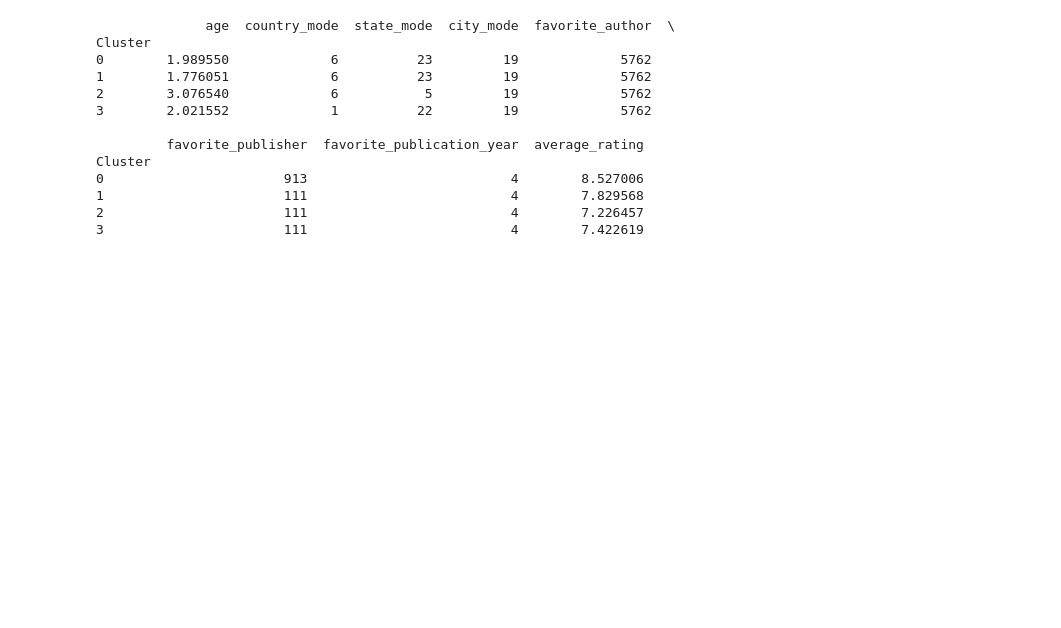
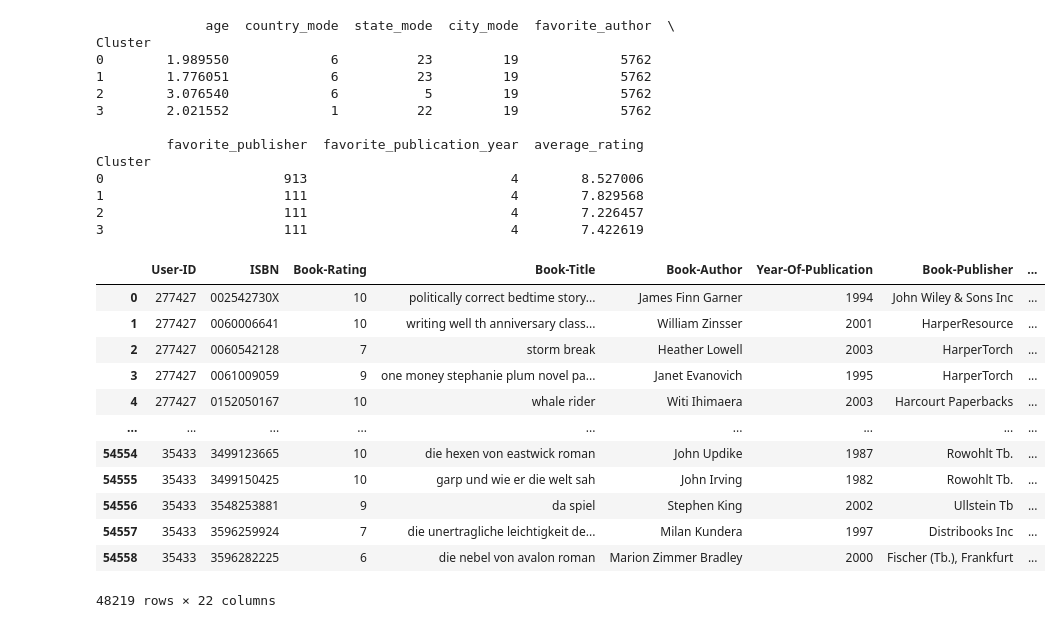
Before and after one commit to YubotKwng/Bookstore-management-Data-Processing, a Jupyter notebook: highquality_users.ipynb, the cells around one changed output. Drawn from its saved outputs; the diff is of its cells as text; code cells hidden in the pictures; blank space fills up the shorter version.

Commit message:
finding encoded data

```diff
--- a/highquality_users.ipynb
+++ b/highquality_users.ipynb
@@ -208,3 +208,21 @@ Cluster
 1                       111                          4        7.829568
 2                       111                          4        7.226457
 3                       111                          4        7.422619
+# %%
+# check what encoded data is in context
+
+data[data['User-City_Encoded'] == 19]
+# %% [output]
+|  | User-ID | ISBN | Book-Rating | Book-Title | Book-Author | Year-Of-Publication | Book-Publisher | ... |
+| 0 | 277427 | 002542730X | 10 | politically correct bedtime story... | James Finn Garner | 1994 | John Wiley & Sons Inc | ... |
+| 1 | 277427 | 0060006641 | 10 | writing well th anniversary class... | William Zinsser | 2001 | HarperResource | ... |
+| 2 | 277427 | 0060542128 | 7 | storm break | Heather Lowell | 2003 | HarperTorch | ... |
+| 3 | 277427 | 0061009059 | 9 | one money stephanie plum novel pa... | Janet Evanovich | 1995 | HarperTorch | ... |
+| 4 | 277427 | 0152050167 | 10 | whale rider | Witi Ihimaera | 2003 | Harcourt Paperbacks | ... |
+| ... | ... | ... | ... | ... | ... | ... | ... | ... |
+| 54554 | 35433 | 3499123665 | 10 | die hexen von eastwick roman | John Updike | 1987 | Rowohlt Tb. | ... |
+| 54555 | 35433 | 3499150425 | 10 | garp und wie er die welt sah | John Irving | 1982 | Rowohlt Tb. | ... |
+| 54556 | 35433 | 3548253881 | 9 | da spiel | Stephen King | 2002 | Ullstein Tb | ... |
+| 54557 | 35433 | 3596259924 | 7 | die unertragliche leichtigkeit de... | Milan Kundera | 1997 | Distribooks Inc | ... |
+| 54558 | 35433 | 3596282225 | 6 | die nebel von avalon roman | Marion Zimmer Bradley | 2000 | Fischer (Tb.), Frankfurt | ... |
+48219 rows × 22 columns
```
Also changed, not shown: parts of 6 cells of this notebook.
